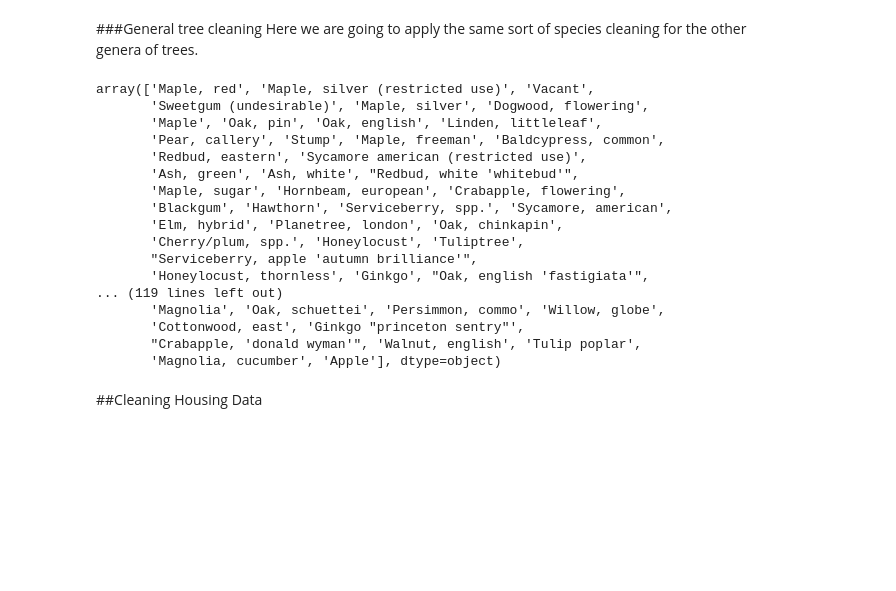
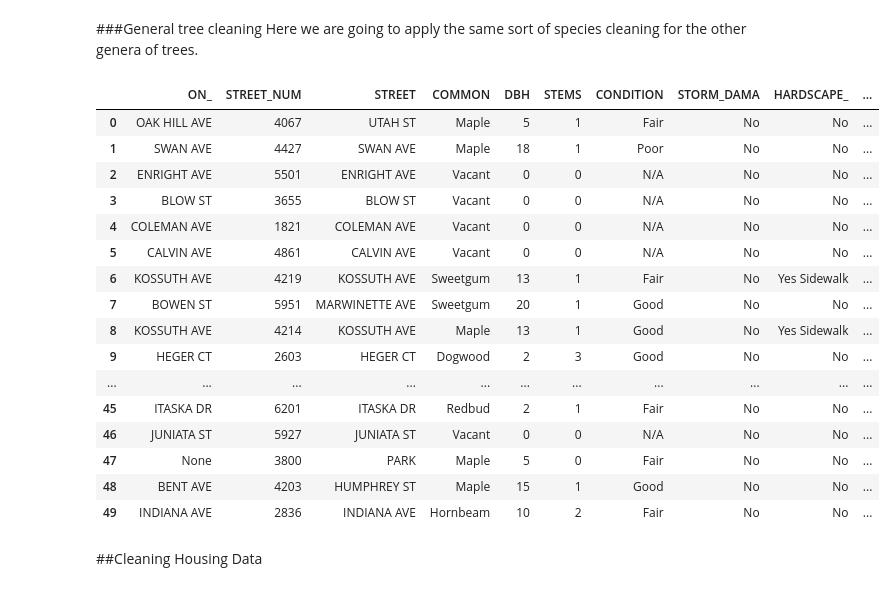
Before and after one commit to garrettfarley9/STL_neighborhood_trees, a Jupyter notebook: stl_tree_cleaning.ipynb, the cells around one changed output. Saved outputs shown, nothing was run; the diff lists cells and outputs as text; code cells hidden in the pictures; blank space fills up the shorter version.

```diff
--- a/stl_tree_cleaning.ipynb
+++ b/stl_tree_cleaning.ipynb
@@ -54,5 +50,2 @@ c.head()
 # %% [markdown]
 ##Cleaning Tree Data
-# %%
-tdf['COMMON'] = tdf['COMMON'].str.capitalize()
-tdf.head()
@@ -92,26 +72,56 @@ array(['Ash, green', 'Ash, white', 'Ash, pop', 'Mountainash, american',
 # %% [markdown]
 ###General tree cleaning
 Here we are going to apply the same sort of species cleaning for the other genera of trees.
-# %%
-tdf['COMMON'].unique()
-# %% [output]
-array(['Maple, red', 'Maple, silver (restricted use)', 'Vacant',
-       'Sweetgum (undesirable)', 'Maple, silver', 'Dogwood, flowering',
-       'Maple', 'Oak, pin', 'Oak, english', 'Linden, littleleaf',
-       'Pear, callery', 'Stump', 'Maple, freeman', 'Baldcypress, common',
-       'Redbud, eastern', 'Sycamore american (restricted use)',
-       'Ash, green', 'Ash, white', "Redbud, white 'whitebud'",
-       'Maple, sugar', 'Hornbeam, european', 'Crabapple, flowering',
-       'Blackgum', 'Hawthorn', 'Serviceberry, spp.', 'Sycamore, american',
-       'Elm, hybrid', 'Planetree, london', 'Oak, chinkapin',
-       'Cherry/plum, spp.', 'Honeylocust', 'Tuliptree',
-       "Serviceberry, apple 'autumn brilliance'",
-       'Honeylocust, thornless', 'Ginkgo', "Oak, english 'fastigiata'",
-... (119 lines left out)
-       'Magnolia', 'Oak, schuettei', 'Persimmon, commo', 'Willow, globe',
-       'Cottonwood, east', 'Ginkgo "princeton sentry"',
-       "Crabapple, 'donald wyman'", 'Walnut, english', 'Tulip poplar',
-       'Magnolia, cucumber', 'Apple'], dtype=object)
+# %%
+# tdf.head()
+# tdf['COMMON'].unique()
+genus = ["[Aa]sh", 'Beech', 'Birch', 'Cedar', 'Cherry', 'Fir', 'Ginkgo', 'Hawthorn',
+         'Holly', '[Oo]ak', '[Pp]ine', 'Poplar', 'Redwood', 'Spruce', 'Willow', 'Yew', 'Cottonwood',
+         'Dogwood', 'Chestnut', 'Pear', 'Apricot', 'Magnolia', 'Walnut', 'Crabapple',
+         'Persimmon', 'Tulip', 'Larch', 'Linden', 'Lilac', 'Osage', 'Sycamore', 'Hornbeam',
+         'Blackgum', 'Hackberry', 'Sweetgum','Elm', 'Arbor', 'Hickory', 'Cherry',
+         'Serviceberry', 'Maple', 'Vacant', 'Redbud', 'Zelkova', '[Cc]ypress',
+         'Mulberry']
+tdf = tdf[tdf['COMMON'].notna()]
+for g in genus:
+  for i in tdf.index:
+    if g in tdf.loc[i, 'COMMON']:
+      tdf.loc[i, 'COMMON'] = g
+# %%
+# samp = tdf.copy()
+# samp = samp.sample(1000)
+# genus = ["[Aa]sh", 'Beech', 'Birch', 'Cedar', 'Cherry', 'Fir', 'Ginkgo', 'Hawthorn',
+#          'Holly', '[Oo]ak', '[Pp]ine', 'Poplar', 'Redwood', 'Spruce', 'Willow', 'Yew', 'Cottonwood',
+#          'Dogwood', 'Chestnut', 'Pear', 'Apricot', 'Magnolia', 'Walnut', 'Crabapple',
+#          'Persimmon', 'Tulip', 'Larch', 'Linden', 'Lilac', 'Osage', 'Sycamore', 'Hornbeam',
+#          'Blackgum', 'Hackberry', 'Sweetgum','Elm', 'Arbor', 'Hickory', 'Cherry',
+#          'Serviceberry', 'Maple', 'Vacant', 'Redbud', 'Zelkova', '[Cc]ypress',
+#          'Mulberry']
+# samp = samp[samp['COMMON'].notna()]
+
+# for g in genus:
+#   for i in samp.index:
+#     if g in samp.loc[i,'COMMON']:
+#       samp.loc[i, 'COMMON'] = g
+tdf.head(50)
+# %% [output]
+|  | ON_ | STREET_NUM | STREET | COMMON | DBH | STEMS | CONDITION | STORM_DAMA | HARDSCAPE_ | ... |
+| 0 | OAK HILL AVE | 4067 | UTAH ST | Maple | 5 | 1 | Fair | No | No | ... |
+| 1 | SWAN AVE | 4427 | SWAN AVE | Maple | 18 | 1 | Poor | No | No | ... |
+| 2 | ENRIGHT AVE | 5501 | ENRIGHT AVE | Vacant | 0 | 0 | N/A | No | No | ... |
+| 3 | BLOW ST | 3655 | BLOW ST | Vacant | 0 | 0 | N/A | No | No | ... |
+| 4 | COLEMAN AVE | 1821 | COLEMAN AVE | Vacant | 0 | 0 | N/A | No | No | ... |
+| 5 | CALVIN AVE | 4861 | CALVIN AVE | Vacant | 0 | 0 | N/A | No | No | ... |
+| 6 | KOSSUTH AVE | 4219 | KOSSUTH AVE | Sweetgum | 13 | 1 | Fair | No | Yes Sidewalk | ... |
+| 7 | BOWEN ST | 5951 | MARWINETTE AVE | Sweetgum | 20 | 1 | Good | No | No | ... |
+| 8 | KOSSUTH AVE | 4214 | KOSSUTH AVE | Maple | 13 | 1 | Good | No | Yes Sidewalk | ... |
+| 9 | HEGER CT | 2603 | HEGER CT | Dogwood | 2 | 3 | Good | No | No | ... |
+| ... | ... | ... | ... | ... | ... | ... | ... | ... | ... | ... |
+| 45 | ITASKA DR | 6201 | ITASKA DR | Redbud | 2 | 1 | Fair | No | No | ... |
+| 46 | JUNIATA ST | 5927 | JUNIATA ST | Vacant | 0 | 0 | N/A | No | No | ... |
+| 47 | None | 3800 | PARK | Maple | 5 | 0 | Fair | No | No | ... |
+| 48 | BENT AVE | 4203 | HUMPHREY ST | Maple | 15 | 1 | Good | No | No | ... |
+| 49 | INDIANA AVE | 2836 | INDIANA AVE | Hornbeam | 10 | 2 | Fair | No | No | ... |
 # %% [markdown]
 ##Cleaning Housing Data
 # %%
```
Also changed, not shown: parts of 13 cells of this notebook.
